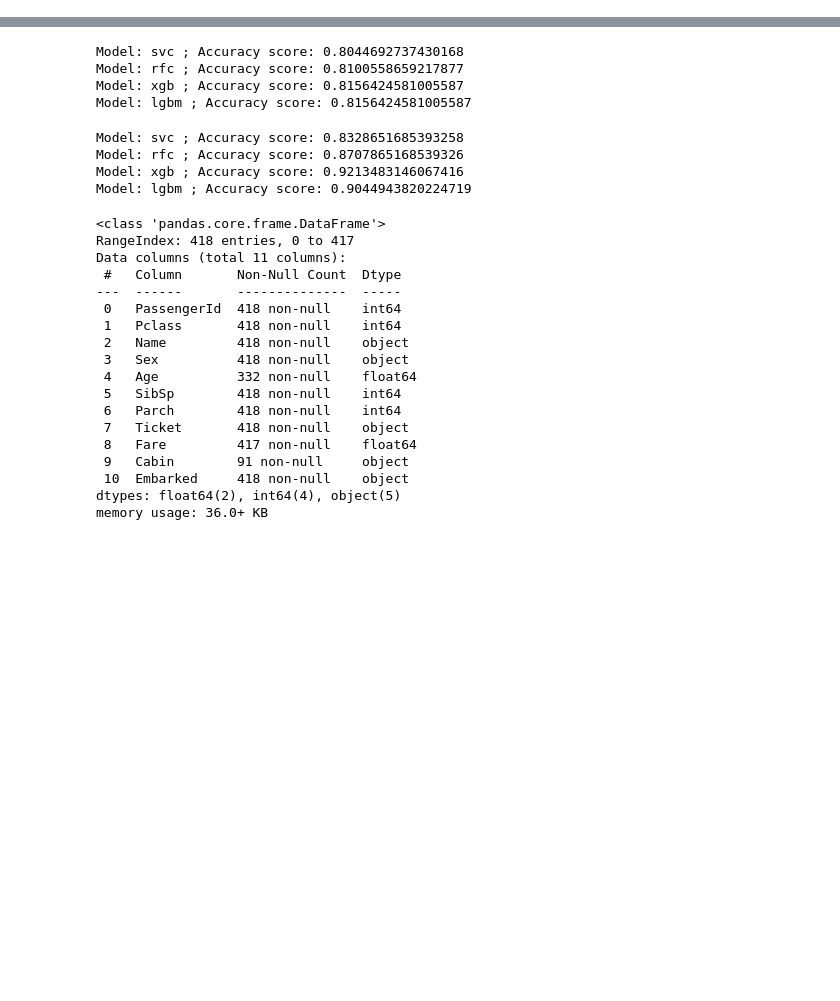
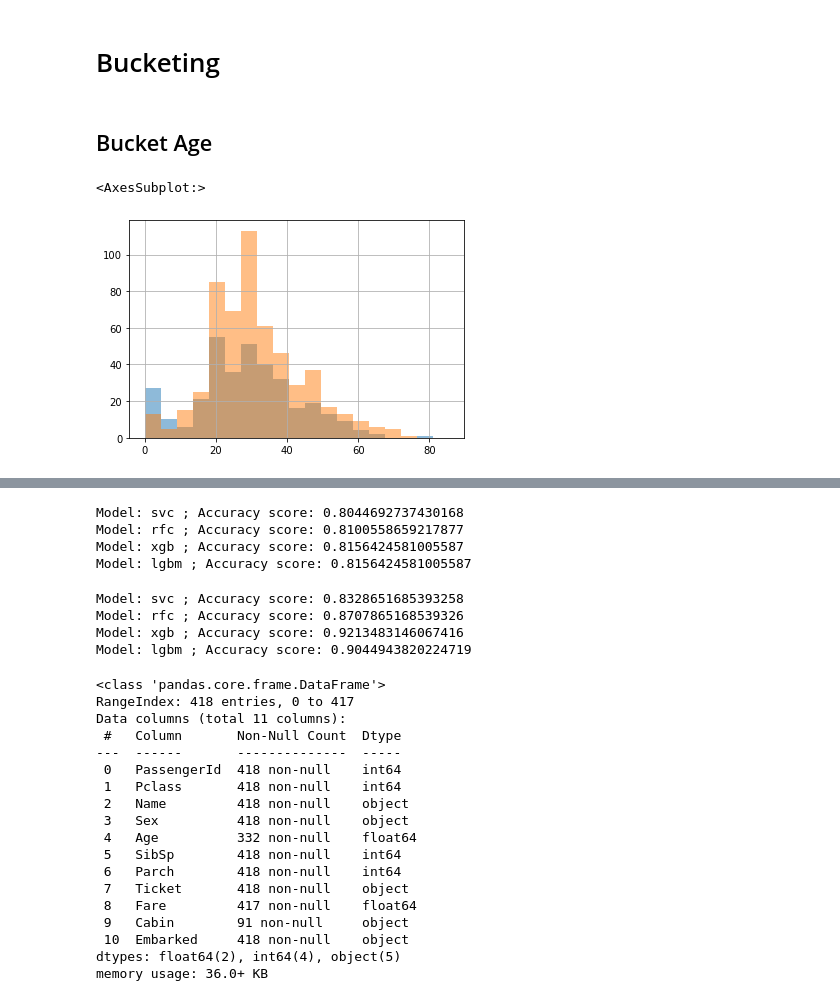
Before and after one commit to karthic25/titanic, a Jupyter notebook: titanic.ipynb, the cells around one changed output, grey strips where cells are left out. Drawn from its saved outputs; the diff is of its cells as text; code cells hidden in the pictures; blank space fills up the shorter version.

```diff
--- a/titanic.ipynb
+++ b/titanic.ipynb
@@ -294,0 +197,3 @@ Model: lgbm
+# %%
+data_tc = data_cb.drop('Ticket', axis=1)
+data_tc
@@ -294,0 +217,20 @@ Model: lgbm
+# %%
+def dummy_var(transformed, var):
+    for sv in set(transformed[var]):
+        if sv != sv:
+            continue
+        transformed[var + '_' + sv] = [1 if v == sv else 0 for v in transformed[var]]
+    transformed.drop(var, axis=1, inplace=True)
+
+def transform(df):
+    transformed = df.copy()
+    dummy_var(transformed, 'Title')
+    dummy_var(transformed, 'Sex')
+    dummy_var(transformed, 'Cabin')
+    dummy_var(transformed, 'Embarked')
+    transformed['Pclass'] = transformed['Pclass'].apply(str)
+    dummy_var(transformed, 'Pclass')
+    return transformed
+
+data_tr = transform(data_tc)
+data_tr.info()
@@ -294,0 +259,8 @@ Model: lgbm
+# %%
+from sklearn.impute import KNNImputer
+
+imputer = KNNImputer(n_neighbors=5)
+X = data_tr.drop(['Survived'], axis=1)
+X_im = imputer.fit_transform(X)
+X_im = pd.DataFrame(X_im, index=X.index, columns=X.columns)
+X_im.info()
@@ -294,0 +285,13 @@ Model: lgbm
+# %% [markdown]
+# Bucketing
+# %% [markdown]
+## Bucket Age
+# %%
+sur = y[y == 1].index
+not_sur = y[y == 0].index
+bins = [i*4.5 for i in range(20)]
+X_im.loc[sur, 'Age'].hist(alpha=0.5, bins=bins)
+X_im.loc[not_sur, 'Age'].hist(alpha=0.5, bins=bins)
+# %% [output]
+<AxesSubplot:>
+[figure, added]
```
Also changed, not shown: parts of 54 cells of this notebook, 6 other files.
